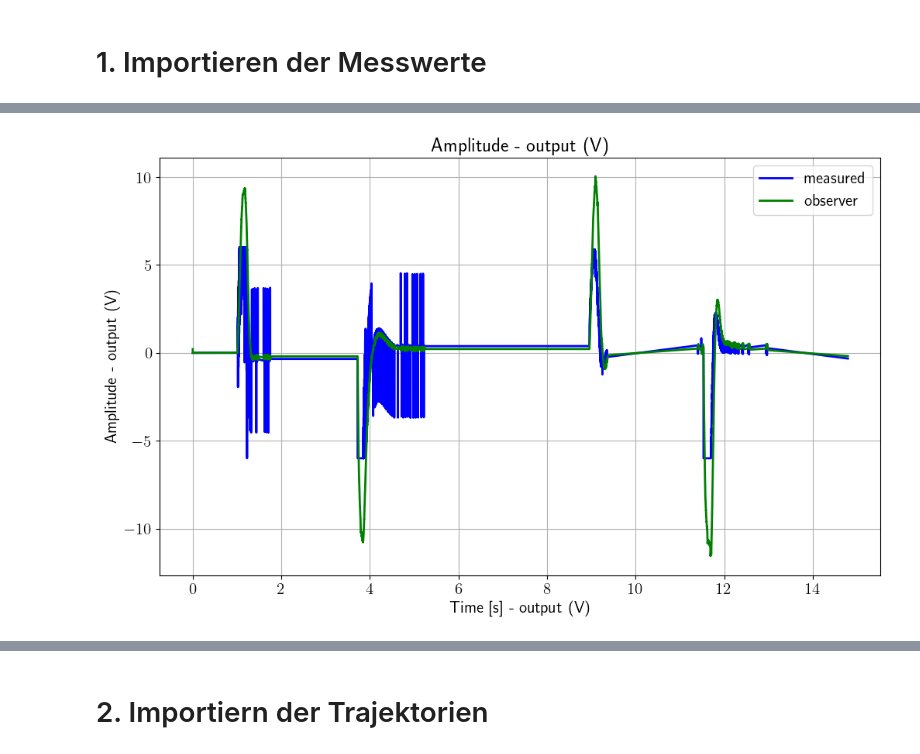
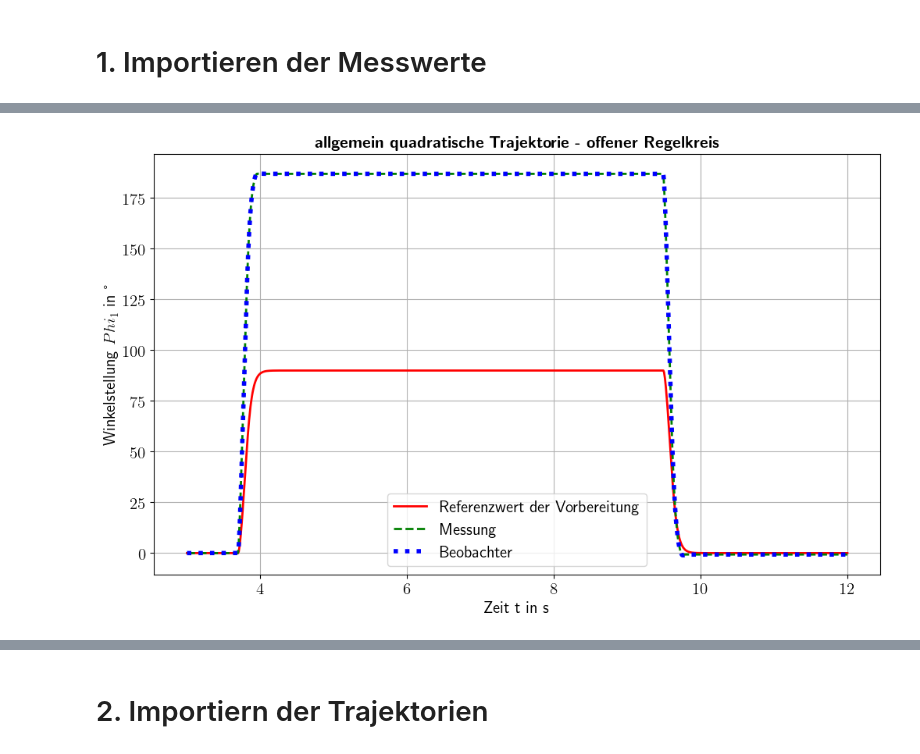
Before and after one commit to StefanKauf/OClab, a Jupyter notebook: 0_Messungen.ipynb, the cells around one changed output, grey strips where cells are left out. Drawn from its saved outputs; the diff is of its cells as text; code cells hidden in the pictures.

Commit message:
add Messungen und Anpassungen nach Labor

```diff
--- a/0_Messungen.ipynb
+++ b/0_Messungen.ipynb
@@ -70,15 +39,44 @@ plt.show()
-# %%
-# Output in V
-k = 2*2   # 0,1,2,3,4
-plt.figure(figsize=(12,7))
-plt.plot(Quanser_meas[:,k],Quanser_meas[:,k+1], 'b', linewidth ='2', label = 'measured')
-plt.plot(Quanser_obs[:,k],Quanser_obs[:,k+1], 'g', linewidth ='2', label = 'observer')
-plt.xlabel(Quanser_meas_names[k])
-plt.ylabel(Quanser_meas_names[k+1])
-plt.grid()
-plt.title(Quanser_meas_names[k+1])
-plt.legend(loc = 'best')
-
-plt.show()
-# %% [output]
-[figure, removed]
+# %%
+T_Start = 0
+T_Stop = 0
+
+if 'timeoptimal' in path:
+    T_Start = 6
+    T_Stop = 15
+
+if 'quad' in path:
+    T_Start = 3
+    T_Stop = 12
+
+if 'energie' in path:
+    T_Start = 0
+    T_Stop = 10
+
+dt = 1/1000
+
+N_Start = int(T_Start/dt)
+N_Stop = int(T_Stop/dt)
+# %%
+# Phi 1
+
+k = 0
+plt.figure(figsize=(12,7))
+plt.plot(Quanser_meas[N_Start:N_Stop,k],Quanser_meas[N_Start:N_Stop,k+1], 'r', linewidth ='2', label = 'Referenzwert der Vorbereitung')
+plt.plot(Quanser_meas[N_Start:N_Stop,k],Quanser_meas[N_Start:N_Stop,k+9], 'g', linestyle ='--' , linewidth ='2', label = 'Messung')
+plt.plot(Quanser_meas[N_Start:N_Stop,k],Quanser_meas[N_Start:N_Stop,k+5], 'b', linestyle =':' , linewidth ='4', label = 'Beobachter')
+#plt.plot(Quanser_obs[:,k],Quanser_obs[:,k+1], 'g', linewidth ='2', label = 'observer')
+plt.xlabel(r'Zeit t in s')
+plt.ylabel(r'Winkelstellung $Phi_ {1}$ in °')
+plt.grid()
+if 'timeoptimal' in path:
+    plt.title(r'\textbf{Zeitoptimale Trajektorie - offener Regelkreis}', fontsize=15)
+if 'energie' in path:
+    plt.title(r'\textbf{Energieoptimale Trajektorie - offener Regelkreis}', fontsize=15)
+if 'quad' in path:
+    plt.title(r'\textbf{allgemein quadratische Trajektorie - offener Regelkreis}', fontsize=15)
+#plt.axhline(y=90, color='r')
+plt.legend(loc = 'best')
+plt.savefig(path + "Winkel.svg")
+plt.show()
+# %% [output]
+[figure, added]
```
Also changed, not shown: parts of 6 cells of this notebook, 45 other files.
